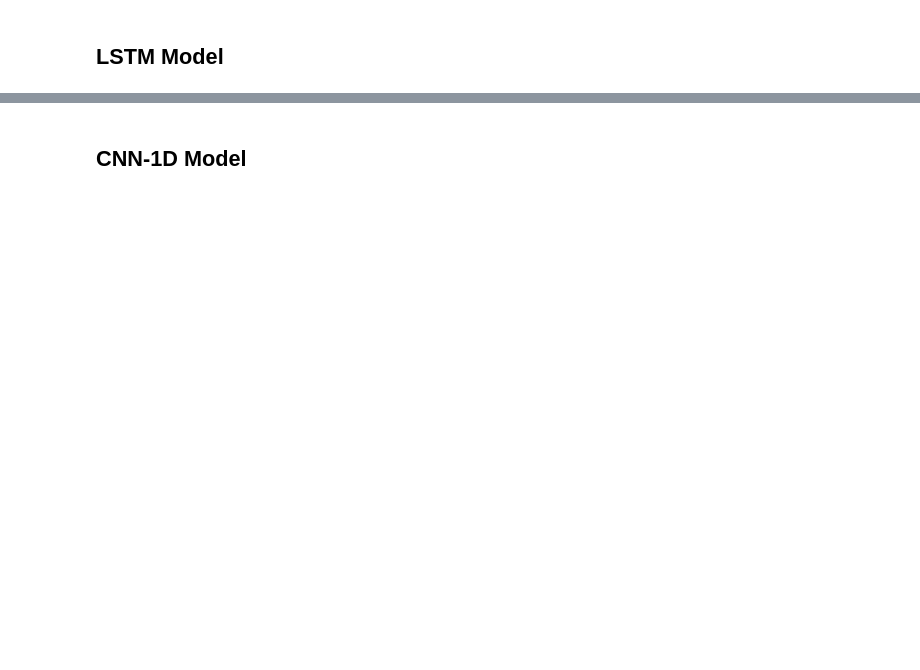
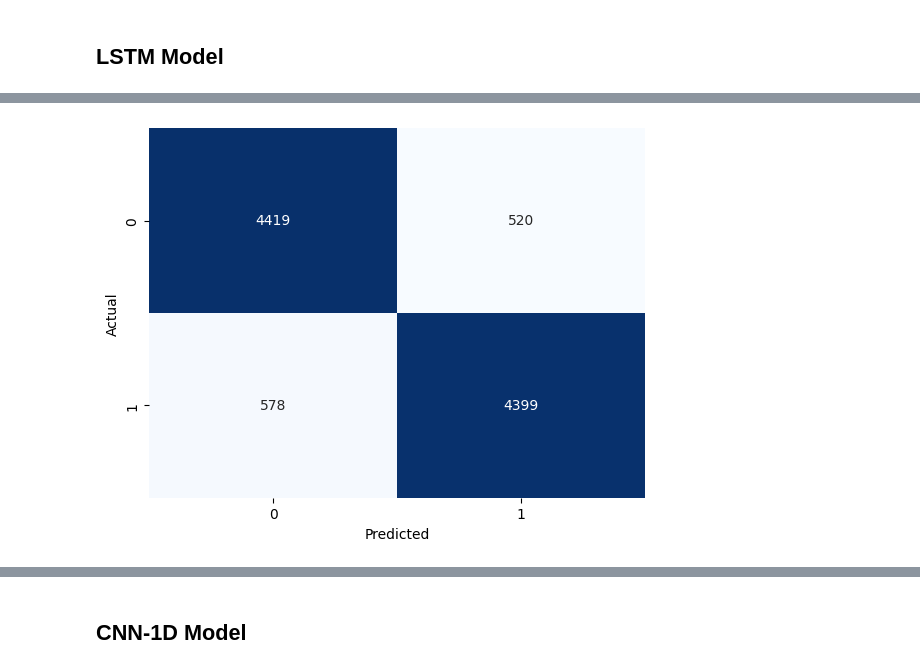
Before and after one commit to RileyLeo/IMDB-Movie-Reviews-Sentimental-Analysis, a Jupyter notebook: notebook.ipynb, the cells around one changed output, grey strips where cells are left out. Drawn from its saved outputs; the diff is of its cells as text; code cells hidden in the pictures; blank space fills up the shorter version.

```diff
--- a/notebook.ipynb
+++ b/notebook.ipynb
@@ -605,3 +603,11 @@ def plot_hist(hist, metric='auc'):
     plt.legend(["train", "validation"], loc="upper left")
     plt.show()
     return
+# %%
+def plot_confusion_matrix(y_test, y_pred):
+    # confusion matrix
+    cm = confusion_matrix(y_test, y_pred)
+    sns.heatmap(cm, annot=True, fmt='d', cmap='Blues', cbar=False)
+    plt.xlabel('Predicted')
+    plt.ylabel('Actual')
+    plt.show()
@@ -662,0 +725,5 @@ plot_hist(hist)
+# %%
+# Classification Report and Confusion Matrix
+y_pred = initial_lstm_model.predict(X_test)
+y_pred = np.round(y_pred)
+print(classification_report(y_test, y_pred))
@@ -662,0 +740,4 @@ plot_hist(hist)
+# %%
+plot_confusion_matrix(y_test, y_pred)
+# %% [output]
+[figure, added]
```
Also changed, not shown: parts of 56 cells of this notebook, 1 other file.
